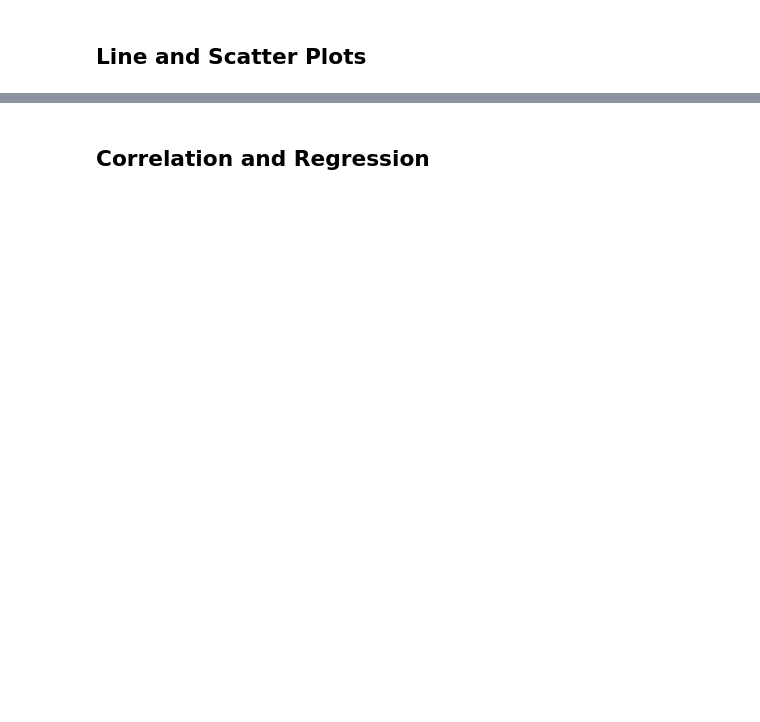
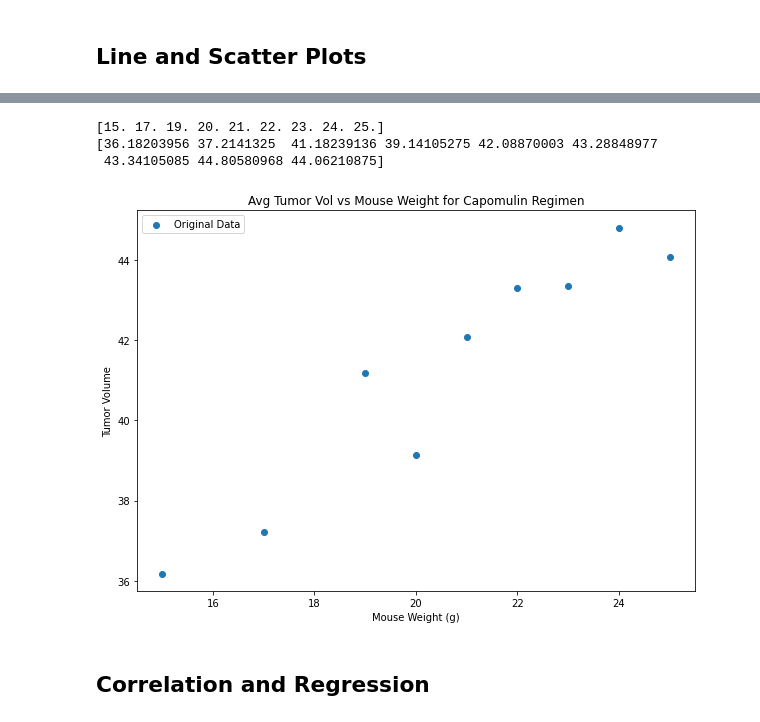
Before and after one commit to reyno255/matplotlib-challenge, a Jupyter notebook: main.ipynb, the cells around one changed output, grey strips where cells are left out. Cells and saved outputs as stored; diff of their text form; code cells hidden in the pictures; blank space fills up the shorter version.

```diff
--- a/main.ipynb
+++ b/main.ipynb
@@ -261,18 +321,28 @@ plt.show()
 # %%
 # Generate a scatter plot of average tumor volume vs. mouse weight for the Capomulin regimen
+fig = plt.figure(figsize =(10, 7))
+
 filtered_df = clean_df.loc[clean_df['Drug Regimen'] == 'Capomulin']
 
-y = filtered_df.groupby(by=['Weight (g)'])['Tumor Volume (mm3)'].mean()
-x_str = y.index.tolist()
+y_list = filtered_df.groupby(by=['Weight (g)'])['Tumor Volume (mm3)'].mean()
+y = np.array(y_list)
+x_str = y_list.index.tolist()
 x = np.array([float(i) for i in x_str])
-
-plt.scatter(x,y)
+print(x)
+print(y)
+plt.scatter(x,y,label='Original Data')
 
 plt.title('Avg Tumor Vol vs Mouse Weight for Capomulin Regimen')
 plt.xlabel('Mouse Weight (g)')
 plt.ylabel('Tumor Volume')
 
+plt.legend()
 plt.show()
+# %% [output]
+[15. 17. 19. 20. 21. 22. 23. 24. 25.]
+[36.18203956 37.2141325  41.18239136 39.14105275 42.08870003 43.28848977
+ 43.34105085 44.80580968 44.06210875]
+[figure, added]
 # %% [markdown]
 ## Correlation and Regression
 # %%
```
Also changed, not shown: parts of 15 cells of this notebook.
